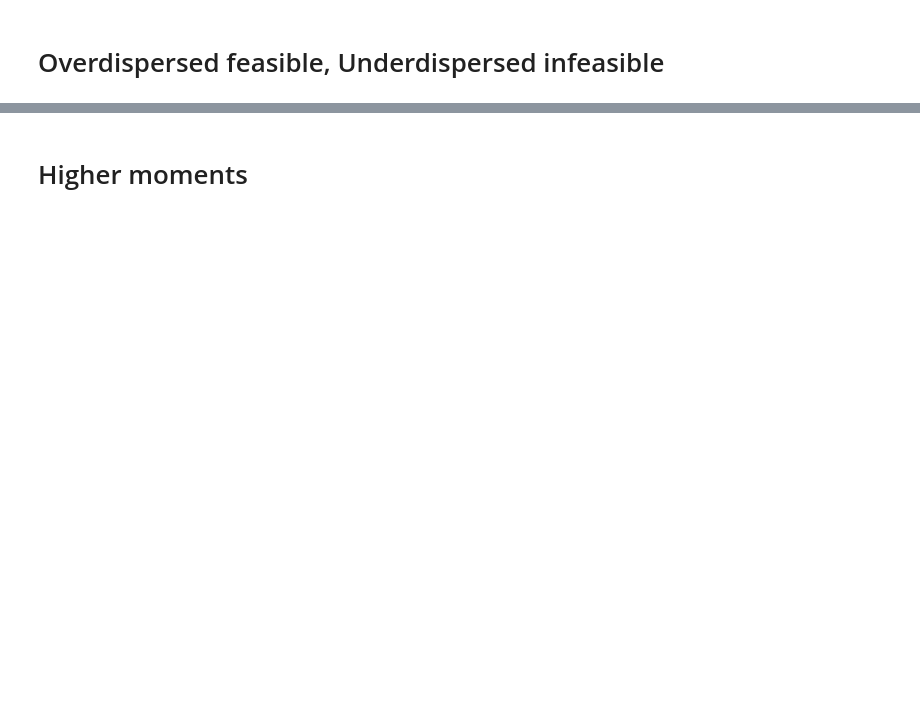
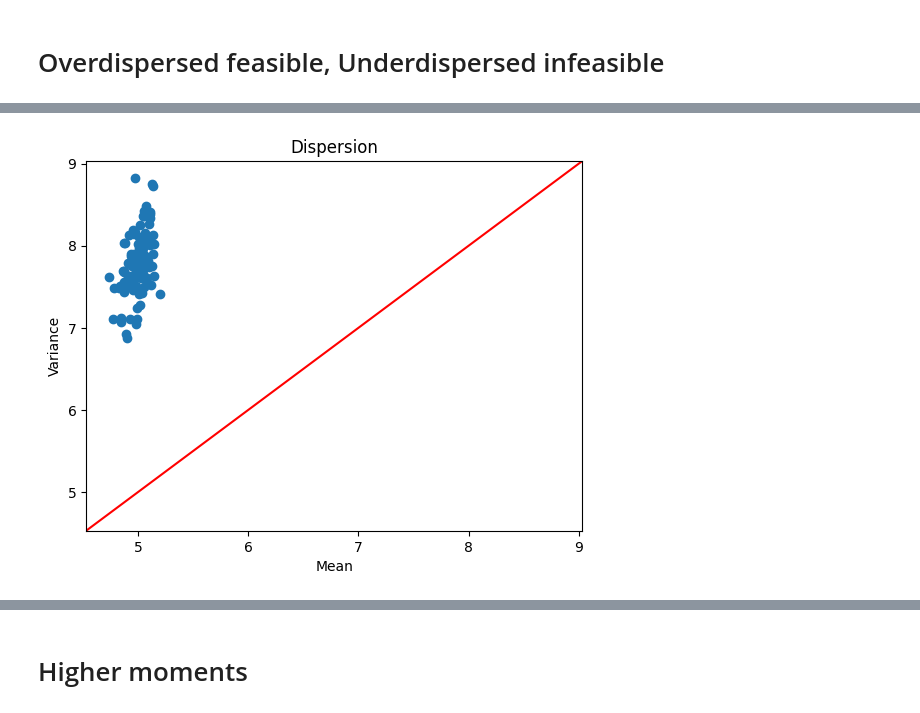
Before and after one commit to willjgh/M5R, a Jupyter notebook: Interaction/Moment-Experiments/dispersion_test.ipynb, the cells around one changed output, grey strips where cells are left out. Drawn from its saved outputs; the diff is of its cells as text; code cells hidden in the pictures; blank space fills up the shorter version.

```diff
--- a/Interaction/Moment-Experiments/dispersion_test.ipynb
+++ b/Interaction/Moment-Experiments/dispersion_test.ipynb
@@ -81,0 +119,44 @@ plt.legend()
+# %%
+def generalised_poisson_pmf(x, lam, alp):
+    t = (1 - alp)*lam + alp*x
+    return (1 - alp)*lam * (t ** (x - 1)) * np.exp(-t) / scipy.special.factorial(x)
+# %%
+def sample_generalized_poisson(lam, alp, M, N=1000, normalize=True):
+
+    # support
+    s = np.arange(M, dtype=float)
+
+    # 'probabilities' over support
+    p = generalised_poisson_pmf(s, lam, alp)
+
+    # remove negatives
+    p[p < 0] = 0
+
+    # normalize
+    if normalize:
+        p = p / sum(p)
+
+    # sample
+    sample = rng.choice(s, N, p=p)
+
+    return sample
+# %%
+def plot_dispersion(lam, alp, M, N=1000, n=100, normalize=True):
+    means = []
+    variances = []
+    for i in range(n):
+        sample = sample_generalized_poisson(lam, alp, M, N, normalize)
+        means.append(np.mean(sample))
+        variances.append(np.var(sample))
+    plt.scatter(means, variances)
+    L = min(min(means), min(variances))
+    U = max(max(means), max(variances))
+    plt.axline([L, L], [U, U], color="red")
+    plt.xlabel("Mean")
+    plt.ylabel("Variance")
+    plt.title("Dispersion")
+# %%
+# overdispersion
+plot_dispersion(5, 0.2, 20, 1000, 100, True)
+# %% [output]
+[figure, added]
```
Also changed, not shown: parts of 18 cells of this notebook.
